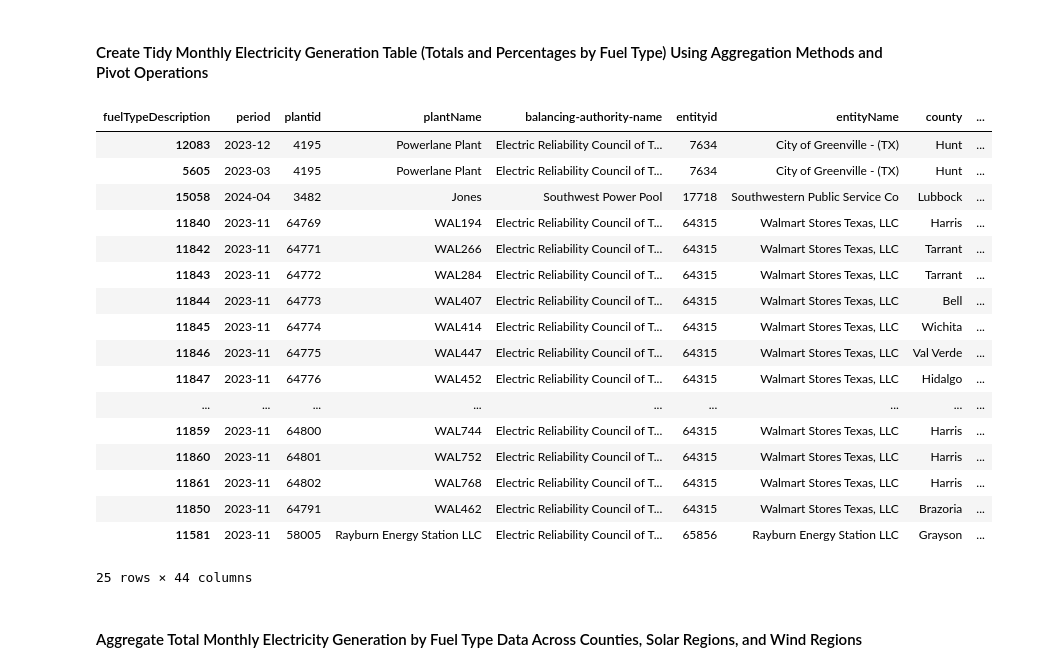
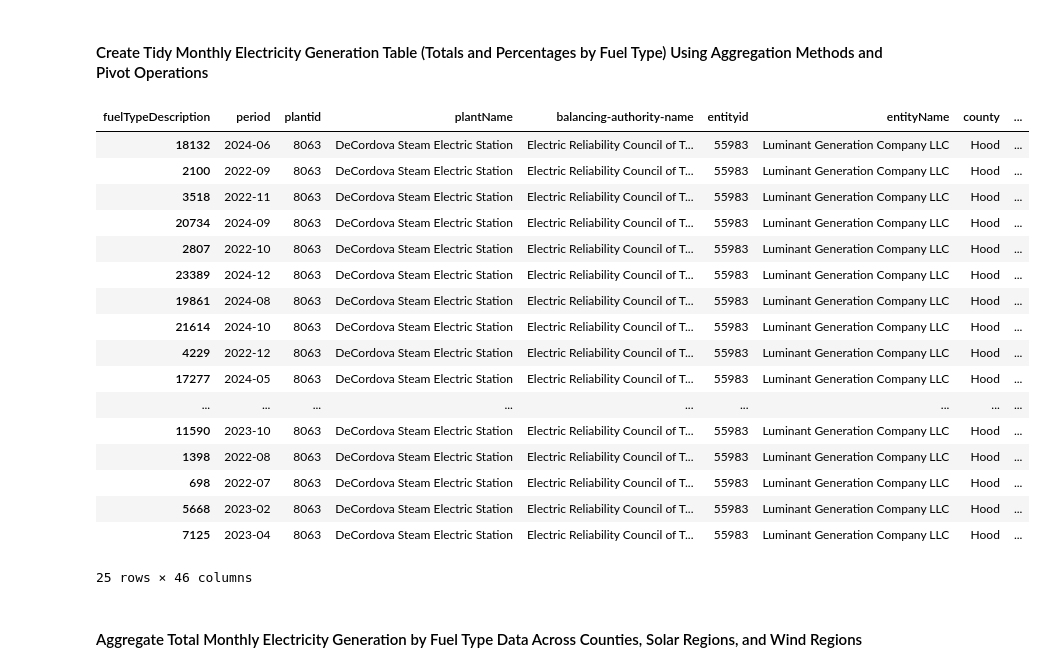
Before and after one commit to shalini-k-das/tx-datacenters-geospatial-analysis, a Jupyter notebook: notebooks/02_preprocessing_and_eda.ipynb, the cells around one changed output. Drawn from its saved outputs; the diff is of its cells as text; code cells hidden in the pictures.

```diff
--- a/notebooks/02_preprocessing_and_eda.ipynb
+++ b/notebooks/02_preprocessing_and_eda.ipynb
@@ -59,2 +26,7 @@ counties_gdf.to_file("/home/shalini/projects/academic-research/uiuc/tx-datacente
+# %%
+tx_counties = gpd.read_file('/home/shalini/projects/academic-research/uiuc/tx-datacenters-geospatial-analysis/data/raw/geojson-counties-fips.json')
+counties_gdf = gpd.read_file("/home/shalini/projects/academic-research/uiuc/tx-datacenters-geospatial-analysis/data/processed/counties_gdf.geojson")
+
+eia_data_gdf = gpd.read_file("/home/shalini/projects/academic-research/uiuc/tx-datacenters-geospatial-analysis/data/processed/eia_data_gdf.geojson")
 # %% [markdown]
 #### Create Tidy Monthly Electricity Generation Table (Totals and Percentages by Fuel Type) Using Aggregation Methods and Pivot Operations
@@ -67,51 +33,51 @@ monthly_plant_gen.to_csv("/home/shalini/projects/academic-research/uiuc/tx-datac
 # %%
 plant_info_cols = ['period', 'plantid', 'plantName', 'balancing-authority-name', 'entityid', 'entityName', 'county', 'geometry', 'Solar Region', 'Wind Region', 'nameplate-capacity-mw','net-summer-capacity-mw', 'net-winter-capacity-mw']
 
 # Total absolute generation by fuel type (MWh)
-total_monthly_egen_by_fueltype = monthly_plant_gen.pivot_table(
+total_monthly_egen_by_fueltype = eia_data_gdf.pivot_table(
     index=plant_info_cols,
     columns='fuelTypeDescription',
     values='generation',
     aggfunc='sum',
     fill_value=0).reset_index()
 
 # Add suffix to fuel type generation columns
 total_monthly_egen_by_fueltype.rename(columns={col: f"{col}_gen_total" for col in total_monthly_egen_by_fueltype.columns if col not in plant_info_cols}, inplace=True)
 
 fuel_cols = [col for col in total_monthly_egen_by_fueltype.columns if col not in plant_info_cols]
 
 # Compute total generation across fuels grouped by plant_info_cols
 total_monthly_egen_by_fueltype['total_generation'] = total_monthly_egen_by_fueltype[fuel_cols].sum(axis=1)
 
 # Drop total_generation column if value is all 0 or NA
 if total_monthly_egen_by_fueltype['total_generation'].isna().all() or (total_monthly_egen_by_fueltype['total_generation'] == 0).all():
     total_monthly_egen_by_fueltype.drop(columns='total_generation', inplace=True)
 else:
     # Add percentage columns for each fuel type in 'fuelTypeDescription'
     for col in fuel_cols:
         base_name = col.replace('_gen_total', '')  # remove '_gen_total' to avoid suffix duplication on new pct cols
         total_monthly_egen_by_fueltype[f'{base_name}_gen_pct'] = (total_monthly_egen_by_fueltype[col] / total_monthly_egen_by_fueltype['total_generation']) * 100
 
 total_monthly_egen_by_fueltype.sort_values(by='Natural Gas_gen_pct', ascending= False).head(25)
 # %% [output]
 | fuelTypeDescription | period | plantid | plantName | balancing-authority-name | entityid | entityName | county | ... |
-| 12083 | 2023-12 | 4195 | Powerlane Plant | Electric Reliability Council of T... | 7634 | City of Greenville - (TX) | Hunt | ... |
-| 5605 | 2023-03 | 4195 | Powerlane Plant | Electric Reliability Council of T... | 7634 | City of Greenville - (TX) | Hunt | ... |
-| 15058 | 2024-04 | 3482 | Jones | Southwest Power Pool | 17718 | Southwestern Public Service Co | Lubbock | ... |
-| 11840 | 2023-11 | 64769 | WAL194 | Electric Reliability Council of T... | 64315 | Walmart Stores Texas, LLC | Harris | ... |
-| 11842 | 2023-11 | 64771 | WAL266 | Electric Reliability Council of T... | 64315 | Walmart Stores Texas, LLC | Tarrant | ... |
-| 11843 | 2023-11 | 64772 | WAL284 | Electric Reliability Council of T... | 64315 | Walmart Stores Texas, LLC | Tarrant | ... |
-| 11844 | 2023-11 | 64773 | WAL407 | Electric Reliability Council of T... | 64315 | Walmart Stores Texas, LLC | Bell | ... |
-| 11845 | 2023-11 | 64774 | WAL414 | Electric Reliability Council of T... | 64315 | Walmart Stores Texas, LLC | Wichita | ... |
-| 11846 | 2023-11 | 64775 | WAL447 | Electric Reliability Council of T... | 64315 | Walmart Stores Texas, LLC | Val Verde | ... |
-| 11847 | 2023-11 | 64776 | WAL452 | Electric Reliability Council of T... | 64315 | Walmart Stores Texas, LLC | Hidalgo | ... |
+| 18132 | 2024-06 | 8063 | DeCordova Steam Electric Station | Electric Reliability Council of T... | 55983 | Luminant Generation Company LLC | Hood | ... |
+| 2100 | 2022-09 | 8063 | DeCordova Steam Electric Station | Electric Reliability Council of T... | 55983 | Luminant Generation Company LLC | Hood | ... |
+| 3518 | 2022-11 | 8063 | DeCordova Steam Electric Station | Electric Reliability Council of T... | 55983 | Luminant Generation Company LLC | Hood | ... |
+| 20734 | 2024-09 | 8063 | DeCordova Steam Electric Station | Electric Reliability Council of T... | 55983 | Luminant Generation Company LLC | Hood | ... |
+| 2807 | 2022-10 | 8063 | DeCordova Steam Electric Station | Electric Reliability Council of T... | 55983 | Luminant Generation Company LLC | Hood | ... |
+| 23389 | 2024-12 | 8063 | DeCordova Steam Electric Station | Electric Reliability Council of T... | 55983 | Luminant Generation Company LLC | Hood | ... |
+| 19861 | 2024-08 | 8063 | DeCordova Steam Electric Station | Electric Reliability Council of T... | 55983 | Luminant Generation Company LLC | Hood | ... |
+| 21614 | 2024-10 | 8063 | DeCordova Steam Electric Station | Electric Reliability Council of T... | 55983 | Luminant Generation Company LLC | Hood | ... |
+| 4229 | 2022-12 | 8063 | DeCordova Steam Electric Station | Electric Reliability Council of T... | 55983 | Luminant Generation Company LLC | Hood | ... |
+| 17277 | 2024-05 | 8063 | DeCordova Steam Electric Station | Electric Reliability Council of T... | 55983 | Luminant Generation Company LLC | Hood | ... |
 | ... | ... | ... | ... | ... | ... | ... | ... | ... |
-| 11859 | 2023-11 | 64800 | WAL744 | Electric Reliability Council of T... | 64315 | Walmart Stores Texas, LLC | Harris | ... |
-| 11860 | 2023-11 | 64801 | WAL752 | Electric Reliability Council of T... | 64315 | Walmart Stores Texas, LLC | Harris | ... |
-| 11861 | 2023-11 | 64802 | WAL768 | Electric Reliability Council of T... | 64315 | Walmart Stores Texas, LLC | Harris | ... |
-| 11850 | 2023-11 | 64791 | WAL462 | Electric Reliability Council of T... | 64315 | Walmart Stores Texas, LLC | Brazoria | ... |
-| 11581 | 2023-11 | 58005 | Rayburn Energy Station LLC | Electric Reliability Council of T... | 65856 | Rayburn Energy Station LLC | Grayson | ... |
+| 11590 | 2023-10 | 8063 | DeCordova Steam Electric Station | Electric Reliability Council of T... | 55983 | Luminant Generation Company LLC | Hood | ... |
+| 1398 | 2022-08 | 8063 | DeCordova Steam Electric Station | Electric Reliability Council of T... | 55983 | Luminant Generation Company LLC | Hood | ... |
+| 698 | 2022-07 | 8063 | DeCordova Steam Electric Station | Electric Reliability Council of T... | 55983 | Luminant Generation Company LLC | Hood | ... |
+| 5668 | 2023-02 | 8063 | DeCordova Steam Electric Station | Electric Reliability Council of T... | 55983 | Luminant Generation Company LLC | Hood | ... |
+| 7125 | 2023-04 | 8063 | DeCordova Steam Electric Station | Electric Reliability Council of T... | 55983 | Luminant Generation Company LLC | Hood | ... |
-25 rows × 44 columns
+25 rows × 46 columns
 # %% [markdown]
 #### Aggregate Total Monthly Electricity Generation by Fuel Type Data Across Counties, Solar Regions, and Wind Regions
 # %%
```
Also changed, not shown: parts of 8 cells of this notebook, 2 other files.
